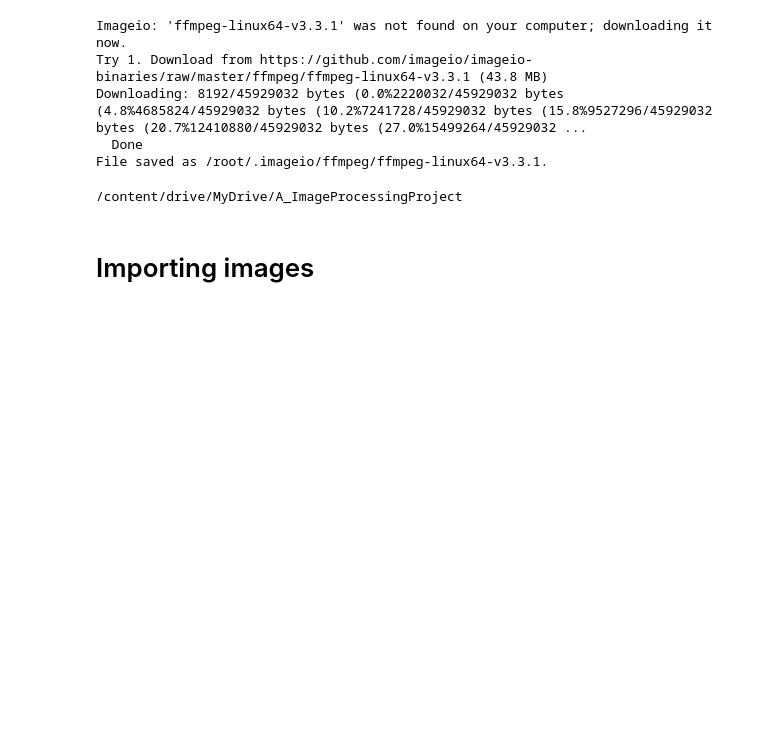
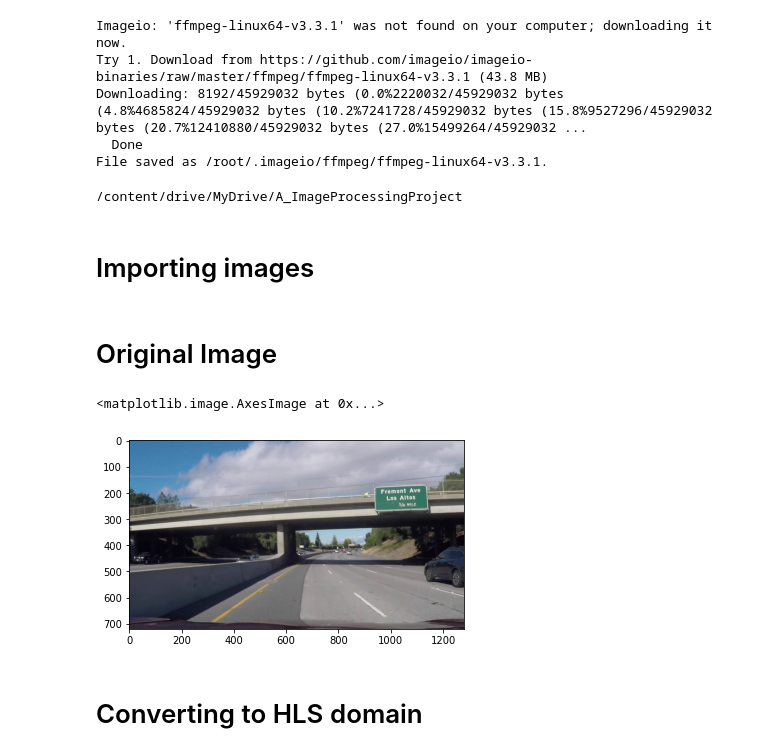
Before and after one commit to MohamedAbdelAzeem/Lane-Detection, a Jupyter notebook: Lane_Detection.ipynb, the cells around one changed output. Saved outputs shown, nothing was run; the diff lists cells and outputs as text; code cells hidden in the pictures; blank space fills up the shorter version.

```diff
--- a/Lane_Detection.ipynb
+++ b/Lane_Detection.ipynb
@@ -49,3 +49,12 @@ images2.append(mpimg.imread('test_images/harder_challenge_video_frame_800.jpg'))
 images2.append(mpimg.imread('test_images/harder_challenge_video_frame_900.jpg'))
 images2.append(mpimg.imread('test_images/harder_challenge_video_frame_1000.jpg'))
 images2.append(mpimg.imread('test_images/harder_challenge_video_frame_1100.jpg'))
+# %% [markdown]
+# Original Image
+# %%
+ plt.imshow(images[1])
+# %% [output]
+<matplotlib.image.AxesImage at 0x...>
+[figure, added]
+# %% [markdown]
+# Converting to HLS domain
```
Also changed, not shown: parts of 5 cells of this notebook.
